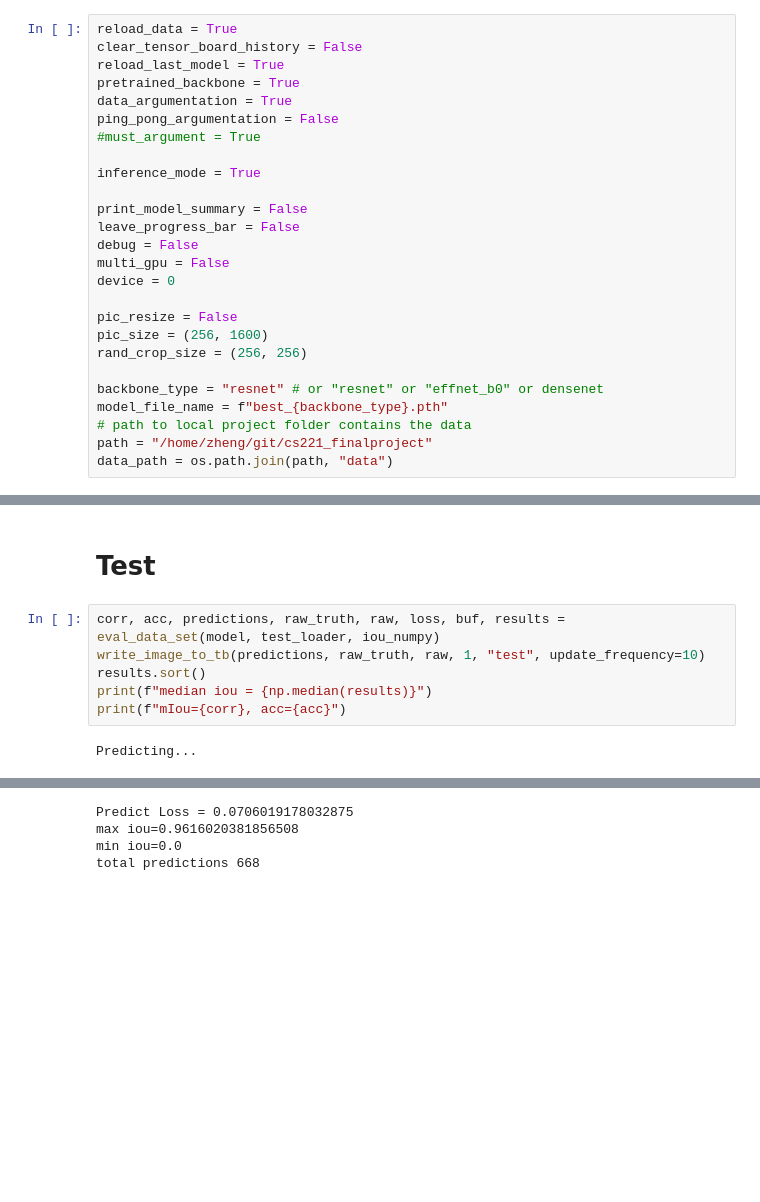
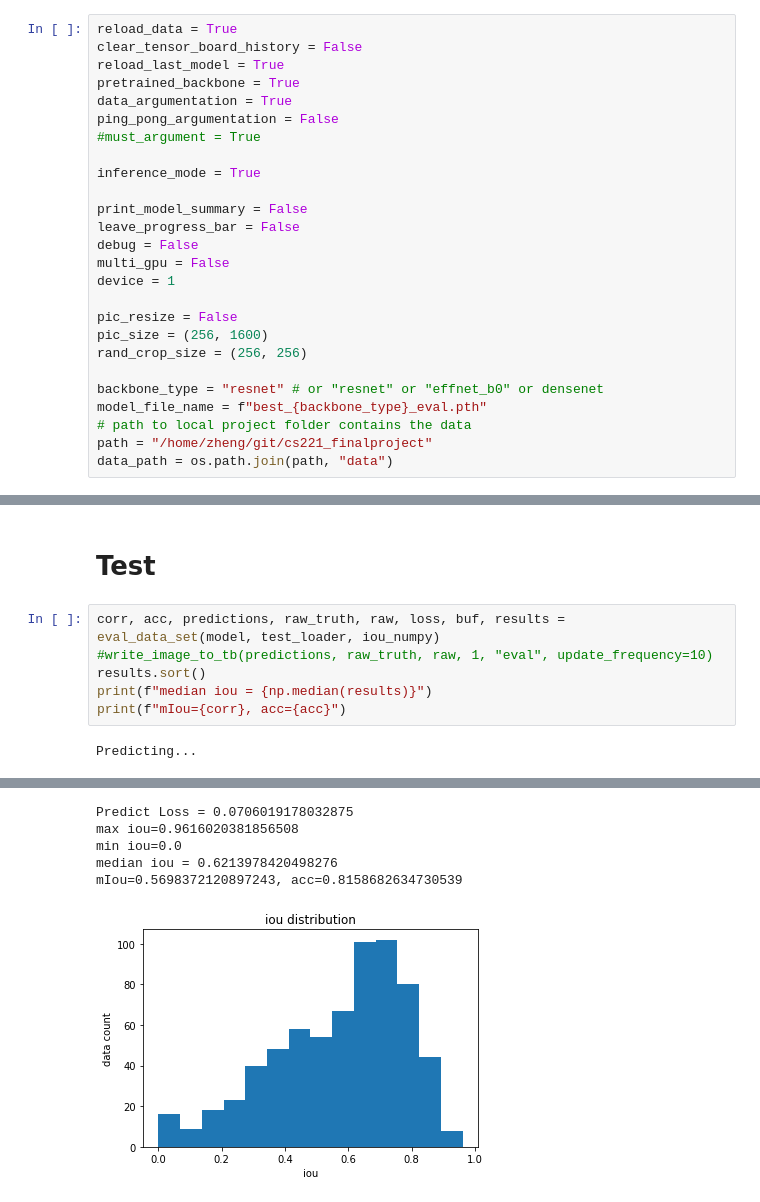
Before and after one commit to alongstar518/steal_defect_classficiation_segementation, a Jupyter notebook: 221_final_model.ipynb, the cells around one changed output, grey strips where cells are left out. Drawn from its saved outputs; the diff is of its cells as text; blank space fills up the shorter version.

```diff
--- a/221_final_model.ipynb
+++ b/221_final_model.ipynb
@@ -115,14 +115,14 @@ print_model_summary = False
 leave_progress_bar = False
 debug = False
 multi_gpu = False
-device = 0
+device = 1
 
 pic_resize = False
 pic_size = (256, 1600)
 rand_crop_size = (256, 256)
 
 backbone_type = "resnet" # or "resnet" or "effnet_b0" or densenet
-model_file_name = f"best_{backbone_type}.pth"
+model_file_name = f"best_{backbone_type}_eval.pth"
 # path to local project folder contains the data
 path = "/home/zheng/git/cs221_finalproject"
 data_path = os.path.join(path, "data")
@@ -1810,14 +1810,16 @@ for epoch in range(starting_epoch, total_epochs):
 # Test
 # %%
 corr, acc, predictions, raw_truth, raw, loss, buf, results = eval_data_set(model, test_loader, iou_numpy)
-write_image_to_tb(predictions, raw_truth, raw, 1, "test", update_frequency=10)
+#write_image_to_tb(predictions, raw_truth, raw, 1, "eval", update_frequency=10)
 results.sort()
 print(f"median iou = {np.median(results)}")
 print(f"mIou={corr}, acc={acc}")
 # %% [output]
 Predicting...
 [interactive output not drawn]
 Predict Loss = 0.0706019178032875
 max iou=0.9616020381856508
 min iou=0.0
-total predictions 668
+median iou = 0.6213978420498276
+mIou=0.5698372120897243, acc=0.8158682634730539
+[figure, added]
```
Also changed, not shown: parts of 14 cells of this notebook.
